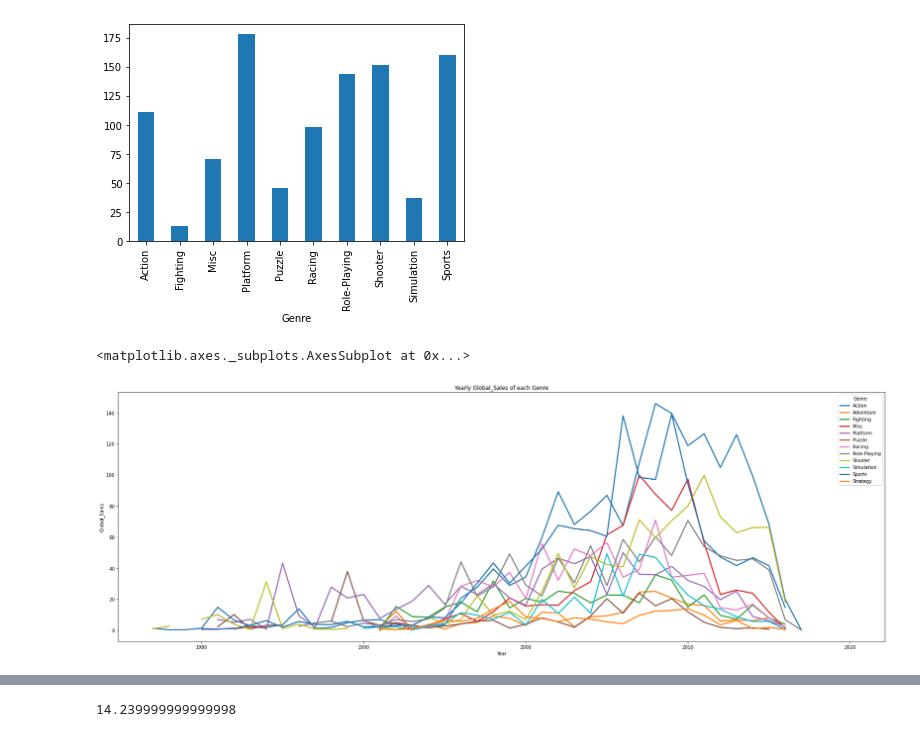
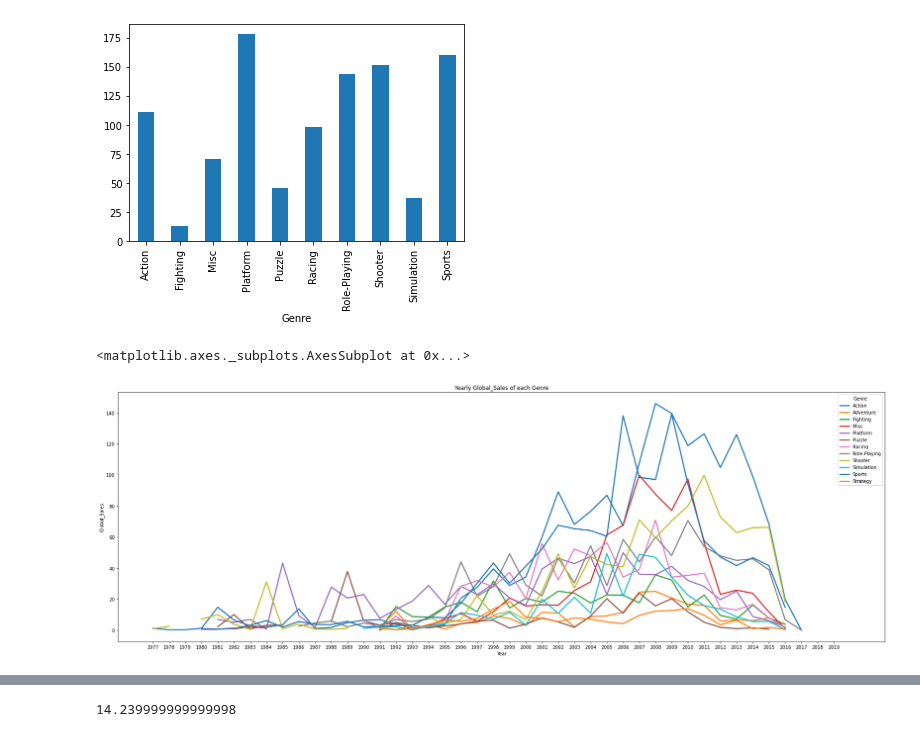
Before and after one commit to hiswordsini/AI_Bootcamp_Project, a Jupyter notebook: Section1.ipynb, the cells around one changed output, grey strips where cells are left out. Cells and saved outputs as stored; diff of their text form; code cells hidden in the pictures.

```diff
--- a/Section1.ipynb
+++ b/Section1.ipynb
@@ -158,7 +176,7 @@ Global_Best.groupby('Genre').Global_Sales.sum().plot.bar()
 import matplotlib.pyplot as plt
 import numpy as np
 # %%
-df.groupby(['Year','Genre']).sum()['Global_Sales'].unstack().plot.line(figsize=(30,10), linewidth=2.5, xlabel='Year', ylabel='Global_Sales', title = 'Yearly Global_Sales of each Genre' )
+df.groupby(['Year','Genre']).sum()['Global_Sales'].unstack().plot.line(figsize=(30,10), linewidth=2.5, xlabel='Year', ylabel='Global_Sales',xticks=np.arange(1977,2020,1), title = 'Yearly Global_Sales of each Genre' )
 # %% [output]
 <matplotlib.axes._subplots.AxesSubplot at 0x...>
-[figure, old version]
+[figure, new version]
```
Also changed, not shown: parts of 14 cells of this notebook.
